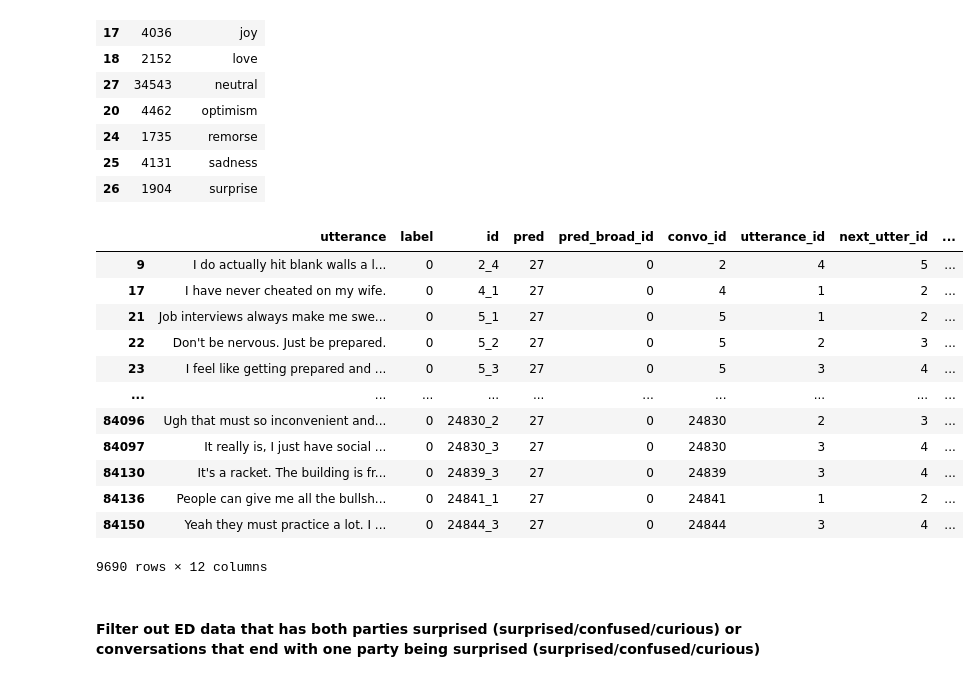
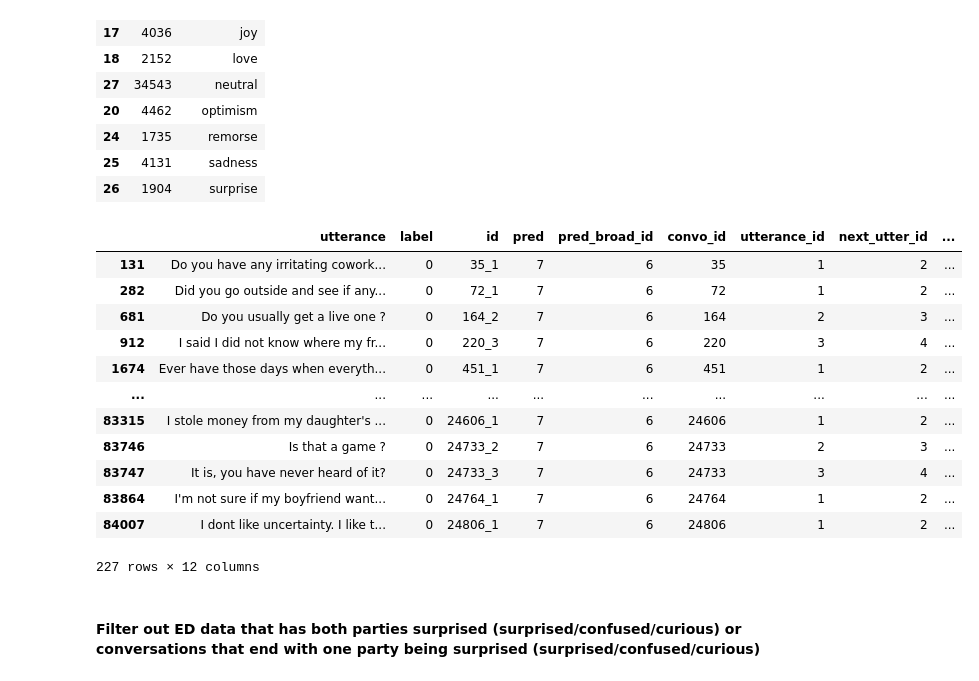
Before and after one commit to evelynyou/w266_project, a Jupyter notebook: exploration_emotion_pairing.ipynb, the cells around one changed output. Cells and saved outputs as stored; diff of their text form; code cells hidden in the pictures.

```diff
--- a/exploration_emotion_pairing.ipynb
+++ b/exploration_emotion_pairing.ipynb
@@ -252,6 +264,7 @@ all_ed_data.head()
 # %%
 ed_data["convo_id"] = all_ed_data["conv_num"]
 ed_data["utterance_id"] = all_ed_data["utterance_idx"]
+ed_data["context"] = all_ed_data["context"]
 
-ed_data.head()
+ed_data.head(10)
 # %% [output]
@@ -389,23 +507,23 @@ reference.sort_values(by="emotion")
 | 26 | 1904 | surprise |
 # %%
 ## Play around
-selected = ed_data[ed_data["pred"] == 27]
-selected = selected[selected["next_utter_pred"].isin([27])]
+selected = ed_data[ed_data["pred"] == 7]
+selected = selected[selected["next_utter_pred"].isin([7])]
 selected
 # %% [output]
 |  | utterance | label | id | pred | pred_broad_id | convo_id | utterance_id | next_utter_id | ... |
-| 9 | I do actually hit blank walls a l... | 0 | 2_4 | 27 | 0 | 2 | 4 | 5 | ... |
-| 17 | I have never cheated on my wife. | 0 | 4_1 | 27 | 0 | 4 | 1 | 2 | ... |
-| 21 | Job interviews always make me swe... | 0 | 5_1 | 27 | 0 | 5 | 1 | 2 | ... |
-| 22 | Don't be nervous. Just be prepared. | 0 | 5_2 | 27 | 0 | 5 | 2 | 3 | ... |
-| 23 | I feel like getting prepared and ... | 0 | 5_3 | 27 | 0 | 5 | 3 | 4 | ... |
+| 131 | Do you have any irritating cowork... | 0 | 35_1 | 7 | 6 | 35 | 1 | 2 | ... |
+| 282 | Did you go outside and see if any... | 0 | 72_1 | 7 | 6 | 72 | 1 | 2 | ... |
+| 681 | Do you usually get a live one ? | 0 | 164_2 | 7 | 6 | 164 | 2 | 3 | ... |
+| 912 | I said I did not know where my fr... | 0 | 220_3 | 7 | 6 | 220 | 3 | 4 | ... |
+| 1674 | Ever have those days when everyth... | 0 | 451_1 | 7 | 6 | 451 | 1 | 2 | ... |
 | ... | ... | ... | ... | ... | ... | ... | ... | ... | ... |
-| 84096 | Ugh that must so inconvenient and... | 0 | 24830_2 | 27 | 0 | 24830 | 2 | 3 | ... |
-| 84097 | It really is, I just have social ... | 0 | 24830_3 | 27 | 0 | 24830 | 3 | 4 | ... |
-| 84130 | It's a racket. The building is fr... | 0 | 24839_3 | 27 | 0 | 24839 | 3 | 4 | ... |
-| 84136 | People can give me all the bullsh... | 0 | 24841_1 | 27 | 0 | 24841 | 1 | 2 | ... |
-| 84150 | Yeah they must practice a lot. I ... | 0 | 24844_3 | 27 | 0 | 24844 | 3 | 4 | ... |
+| 83315 | I stole money from my daughter's ... | 0 | 24606_1 | 7 | 6 | 24606 | 1 | 2 | ... |
+| 83746 | Is that a game ? | 0 | 24733_2 | 7 | 6 | 24733 | 2 | 3 | ... |
+| 83747 | It is, you have never heard of it? | 0 | 24733_3 | 7 | 6 | 24733 | 3 | 4 | ... |
+| 83864 | I'm not sure if my boyfriend want... | 0 | 24764_1 | 7 | 6 | 24764 | 1 | 2 | ... |
+| 84007 | I dont like uncertainty. I like t... | 0 | 24806_1 | 7 | 6 | 24806 | 1 | 2 | ... |
-9690 rows × 12 columns
+227 rows × 12 columns
 # %% [markdown]
 #### Filter out ED data that has both parties surprised (surprised/confused/curious) or conversations that end with one party being surprised (surprised/confused/curious)
 # %%
```
Also changed, not shown: parts of 12 cells of this notebook.
